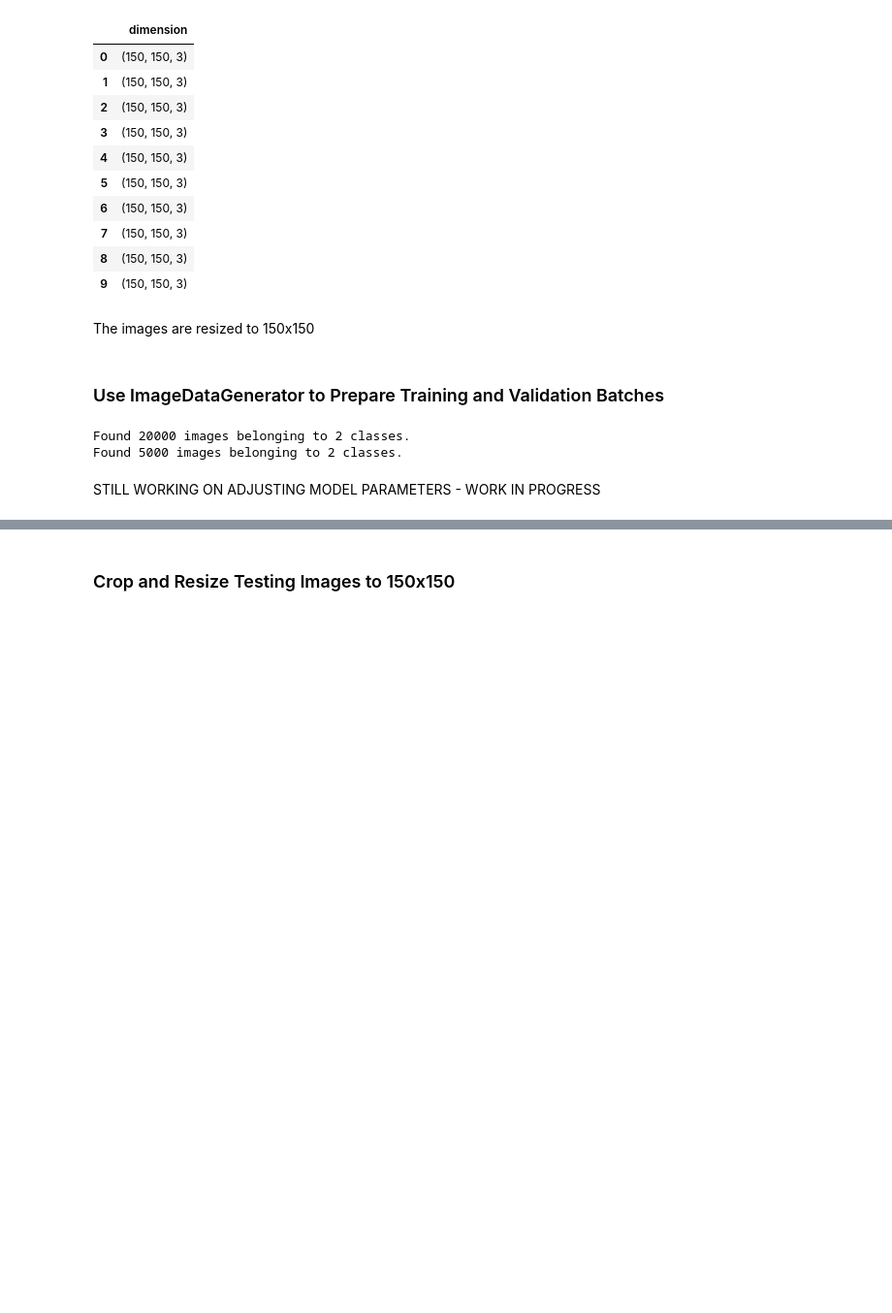
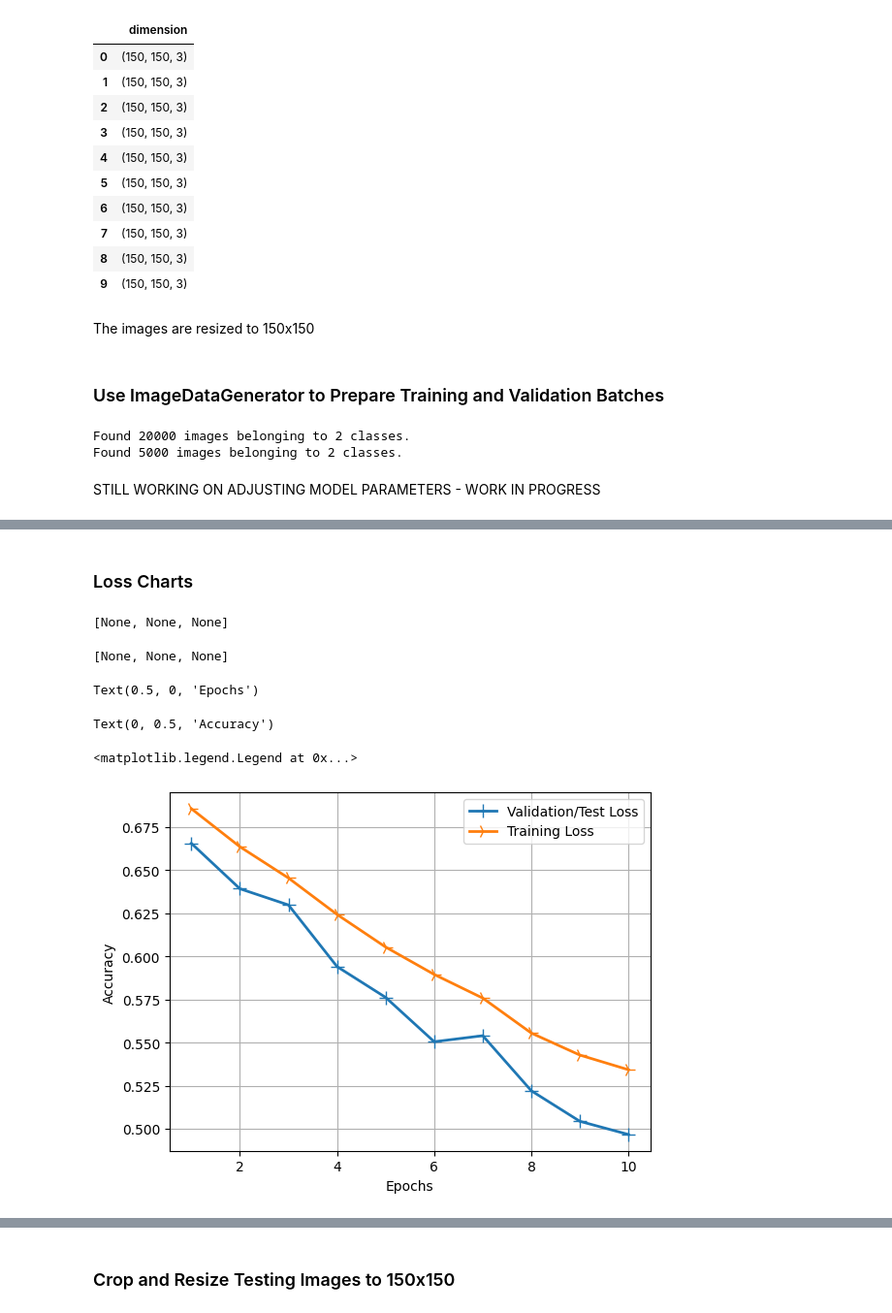
Before and after one commit to JuliaGranito/Module-8, a Jupyter notebook: Module 8 Notebook.ipynb, the cells around one changed output, grey strips where cells are left out. Shown at 97% size. Drawn from its saved outputs; the diff is of its cells as text; code cells hidden in the pictures; blank space fills up the shorter version.

Commit message:
Model predictions
Model predictions

```diff
--- a/Module 8 Notebook.ipynb
+++ b/Module 8 Notebook.ipynb
@@ -300,22 +306,25 @@ Trainable params: 33,137
 Non-trainable params: 0
 _________________________________________________________________
 # %%
-# Adam solver optimizer with learning rate of 0.01
-optimizer=tf.keras.optimizers.Adam(learning_rate=0.01)
-# create model
+# Adam solver optimizer with learning rate of 0.001
+optimizer=tf.keras.optimizers.Adam(learning_rate=0.001)
+
+# compile model
 model.compile(loss='binary_crossentropy', optimizer=optimizer, metrics=['accuracy'])
 # %%
-# EarlyStopping based on validation loss (stops if model doesn't improve after 5 iterations)
+os.environ['TF_CPP_MIN_LOG_LEVEL'] = '2'
+# early stopping based on validation loss (stops if model doesn't improve after 5 iterations)
 early_stopping = tf.keras.callbacks.EarlyStopping(monitor='val_loss', patience=5)
+
 # save the best model as 'best_model.cnn' based on validation loss
 save_best = ModelCheckpoint(filepath = 'best_model.cnn', verbose=1, save_best_only=True)
 
 # fit model using batches of training data and batches of testing data
-history = model.fit_generator(train_generator, steps_per_epoch=train_generator.samples // batch_size,
+history = model.fit(train_generator, steps_per_epoch=train_generator.samples // batch_size,
                               validation_data = validation_generator,
                               validation_steps = validation_generator.samples // batch_size,
                               epochs = epochs,
-                              callbacks=[save_best,early_stopping],
+                              callbacks=[save_best, early_stopping],
                               verbose=2)
 # %% [output]
 Epoch 1/10
@@ -411,0 +405,33 @@ _________________________________________________________________
+# %% [markdown]
+### Loss Charts
+# %%
+history_dict = history.history
+
+# extract the loss and validation losses
+loss_values = history_dict['loss']
+val_loss_values = history_dict['val_loss']
+
+# save epochs
+epochs = range(1, len(loss_values)+1)
+
+# plot loss
+line1 = plt.plot(epochs, val_loss_values, label ='Validation/Test Loss')
+line2 = plt.plot(epochs, loss_values, label='Training Loss')
+
+plt.setp(line1, linewidth = 2.0, marker='+', markersize=10.0)
+plt.setp(line2, linewidth=2.0, marker='4', markersize=10.0)
+
+# set labels
+plt.xlabel('Epochs')
+plt.ylabel('Accuracy')
+
+plt.legend()
+plt.grid(True)
+plt.show()
+# %% [output]
+[None, None, None]
+[None, None, None]
+Text(0.5, 0, 'Epochs')
+Text(0, 0.5, 'Accuracy')
+<matplotlib.legend.Legend at 0x...>
+[figure, added]
```
Also changed, not shown: parts of 13 cells of this notebook, 7 other files.
